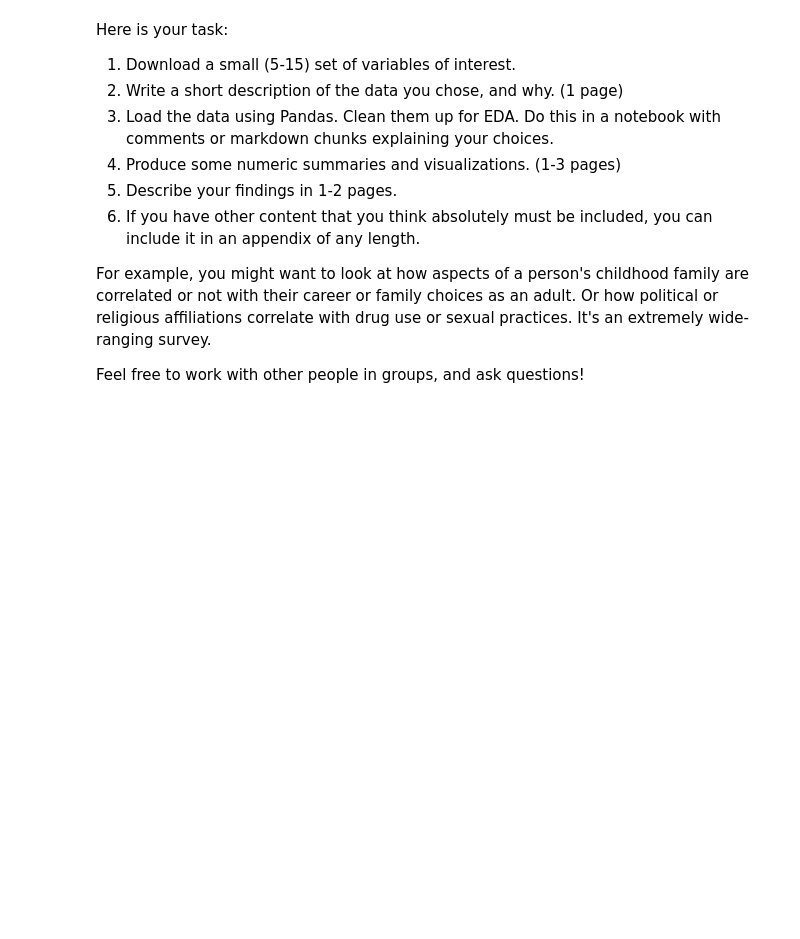
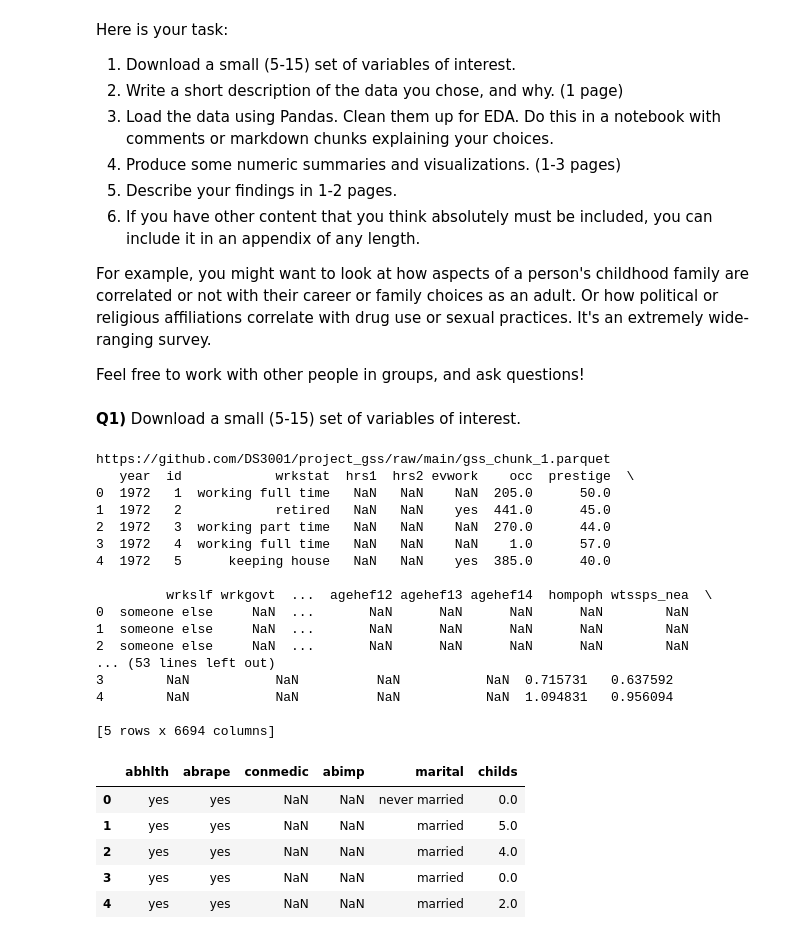
Before and after one commit to yuthimreddy/EDA_HW03, a Jupyter notebook: lab/gss.ipynb, the cells around one changed output. Cells and saved outputs as stored; diff of their text form; code cells hidden in the pictures; blank space fills up the shorter version.

```diff
--- a/lab/gss.ipynb
+++ b/lab/gss.ipynb
@@ -20,3 +20,57 @@ Here is your task:
 For example, you might want to look at how aspects of a person's childhood family are correlated or not with their career or family choices as an adult. Or how political or religious affiliations correlate with drug use or sexual practices. It's an extremely wide-ranging survey.
 
 Feel free to work with other people in groups, and ask questions!
+# %% [markdown]
+**Q1)** Download a small (5-15) set of variables of interest.
+# %%
+import pandas as pd
+#
+var_list = ['abhlth', 'abrape','conmedic', 'abimp', 'marital', 'childs'] # List of variables you want to save
+output_filename = 'new_selected_gss_data.csv' # Name of the file you want to save the data to
+#
+phase = 0 # Starts in write mode; after one iteration of loop, switches to append mode
+#
+for k in range(3): # for each chunk of the data
+    url = 'https://github.com/DS3001/project_gss/raw/main/gss_chunk_' + str(1+k) + '.parquet' # Create url to the chunk to be processed
+    print(url) # Check the url is correct
+    df = pd.read_parquet(url) # Download this chunk of data
+    print(df.head()) # Visually inspect the first few rows
+    if phase == 0 :
+        df.loc[:,var_list].to_csv(output_filename, # specifies target file to save the chunk to
+                                mode='w', # control write versus append
+                                header=var_list, # variable names
+                                index=False) # no row index saved
+        phase = 1 # Switch from write mode to append mode
+    elif phase == 1 :
+        df.loc[:,var_list].to_csv(output_filename, # specifies target file to save the chunk to
+                                mode='a', # control write versus append
+                                header=None, # variable names
+                                index=False) # no row index saved
+        phase = 1 # Switch from write mode to append mode
+
+df_vars = pd.read_csv(output_filename)
+df_vars.head(5)
+# %% [output]
+https://github.com/DS3001/project_gss/raw/main/gss_chunk_1.parquet
+   year  id            wrkstat  hrs1  hrs2 evwork    occ  prestige  \
+0  1972   1  working full time   NaN   NaN    NaN  205.0      50.0
+1  1972   2            retired   NaN   NaN    yes  441.0      45.0
+2  1972   3  working part time   NaN   NaN    NaN  270.0      44.0
+3  1972   4  working full time   NaN   NaN    NaN    1.0      57.0
+4  1972   5      keeping house   NaN   NaN    yes  385.0      40.0
+
+         wrkslf wrkgovt  ...  agehef12 agehef13 agehef14  hompoph wtssps_nea  \
+0  someone else     NaN  ...       NaN      NaN      NaN      NaN        NaN
+1  someone else     NaN  ...       NaN      NaN      NaN      NaN        NaN
+2  someone else     NaN  ...       NaN      NaN      NaN      NaN        NaN
+... (53 lines left out)
+3        NaN           NaN          NaN           NaN  0.715731   0.637592
+4        NaN           NaN          NaN           NaN  1.094831   0.956094
+
+[5 rows x 6694 columns]
+|  | abhlth | abrape | conmedic | abimp | marital | childs |
+| 0 | yes | yes | NaN | NaN | never married | 0.0 |
+| 1 | yes | yes | NaN | NaN | married | 5.0 |
+| 2 | yes | yes | NaN | NaN | married | 4.0 |
+| 3 | yes | yes | NaN | NaN | married | 0.0 |
+| 4 | yes | yes | NaN | NaN | married | 2.0 |
```
Also changed, not shown: parts of 11 cells of this notebook, 10 other files.
